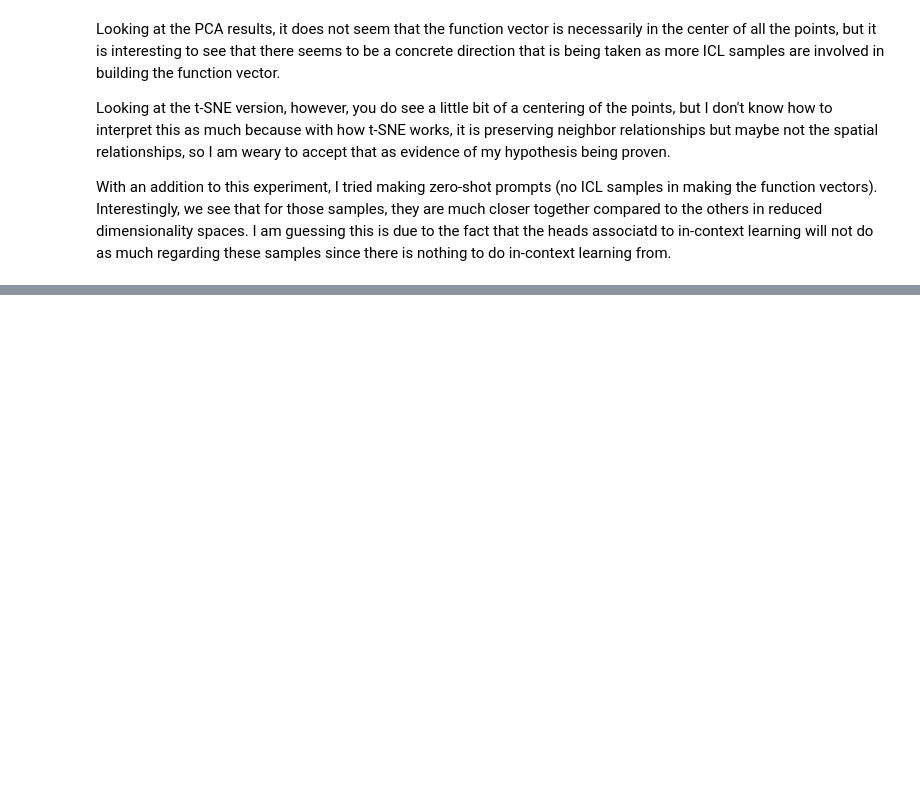
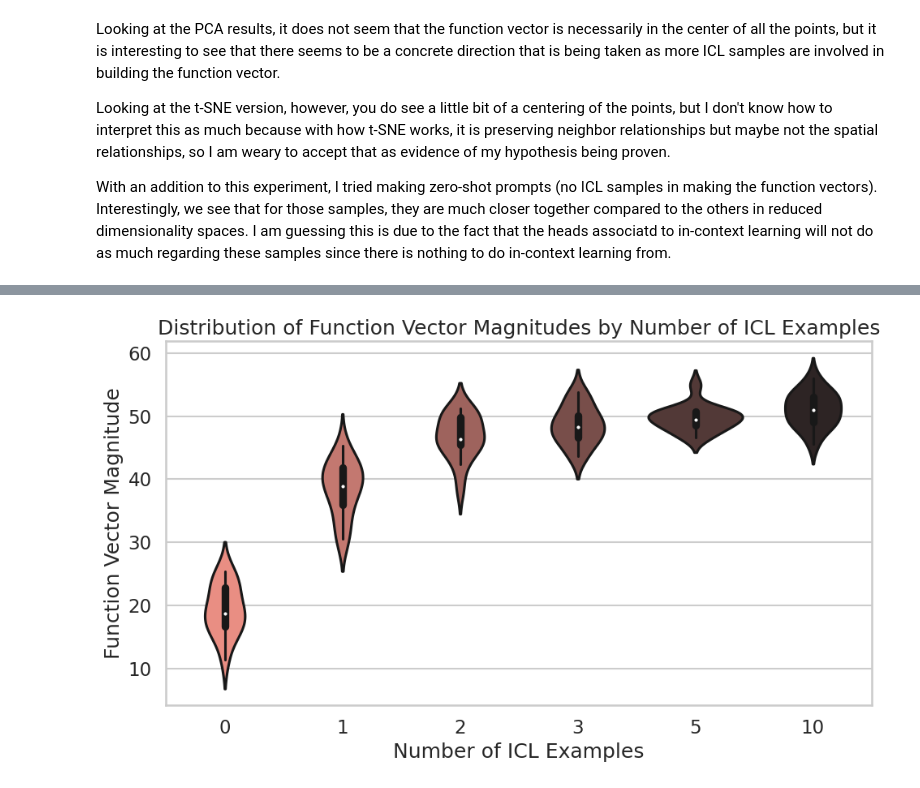
Before and after one commit to JKeane4210/function_vectors, a Jupyter notebook: notebooks/unpacking_fvs.ipynb, the cells around one changed output, grey strips where cells are left out. Saved outputs shown, nothing was run; the diff lists cells and outputs as text; code cells hidden in the pictures; blank space fills up the shorter version.

```diff
--- a/notebooks/unpacking_fvs.ipynb
+++ b/notebooks/unpacking_fvs.ipynb
@@ -489,0 +487,14 @@ Above are some attempts at making a contour plot visualization of this, but I am
+# %%
+# Calculate magnitudes of function vectors
+fv_magnitudes = [torch.norm(item['FV'].flatten()).item() for item in fvs]
+
+# Create violin plot
+plt.figure(figsize=(10, 6))
+sns.violinplot(x=[item['n_icl'] for item in fvs], y=fv_magnitudes, palette='dark:salmon_r')
+plt.xlabel('Number of ICL Examples')
+plt.ylabel('Function Vector Magnitude')
+plt.title('Distribution of Function Vector Magnitudes by Number of ICL Examples')
+plt.tight_layout()
+plt.show()
+# %% [output]
+[figure, added]
```
Also changed, not shown: parts of 13 cells of this notebook.
